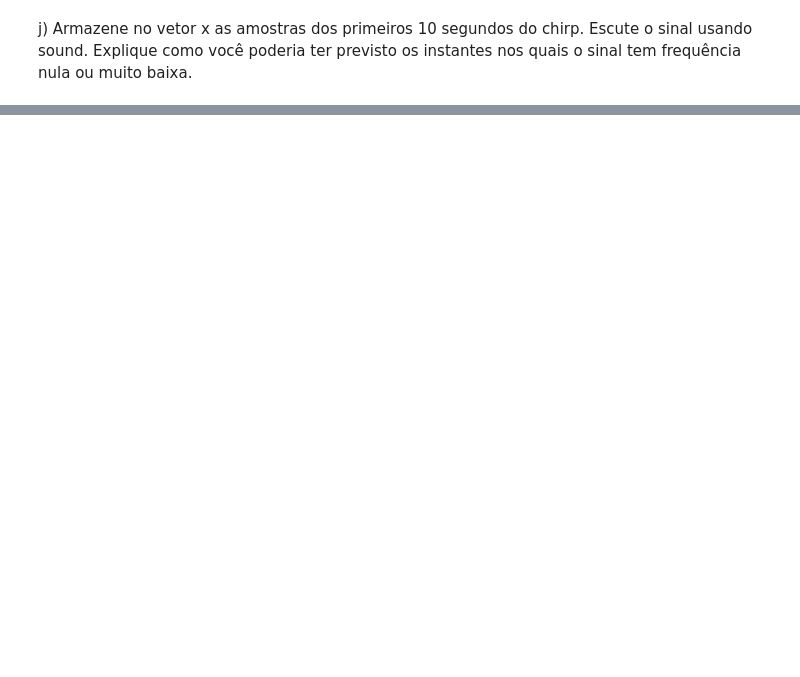
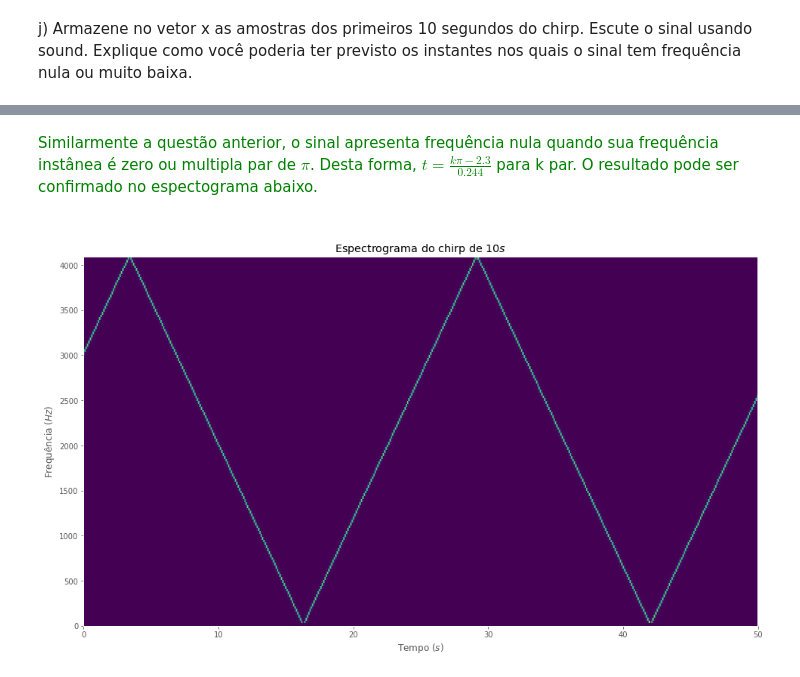
Before and after one commit to davidrft/processamento-digital-de-sinais, a Jupyter notebook: PDS - Projeto 1.ipynb, the cells around one changed output, grey strips where cells are left out. Cells and saved outputs as stored; diff of their text form; code cells hidden in the pictures; blank space fills up the shorter version.

```diff
--- a/PDS - Projeto 1.ipynb
+++ b/PDS - Projeto 1.ipynb
@@ -204,0 +347,21 @@ print()
+# %% [markdown]
+<span style="color:green"> Similarmente a questão anterior, o sinal apresenta frequência nula quando sua frequência instânea é zero ou multipla par de  $\pi$. Desta forma, $t = \frac{k\pi - 2.3}{0.244}$ para k par. O resultado pode ser confirmado no espectograma abaixo.
+</span>
+# %% [markdown]
+<span style="color:green">
+</span>
+# %%
+from scipy import signal
+n = np.array(range(50 * Fs))
+t = n / Fs
+
+x = np.sin(omega_o * t + b/2 * (t ** 2))
+
+f, t, Sxx = signal.spectrogram(x, Fs)
+plt.pcolormesh(t, f, Sxx)
+plt.title('Espectrograma do chirp de $10s$')
+plt.ylabel('Frequência ($Hz$)')
+plt.xlabel('Tempo ($s$)')
+plt.show()
+# %% [output]
+[figure, added]
```
Also changed, not shown: parts of 18 cells of this notebook.
